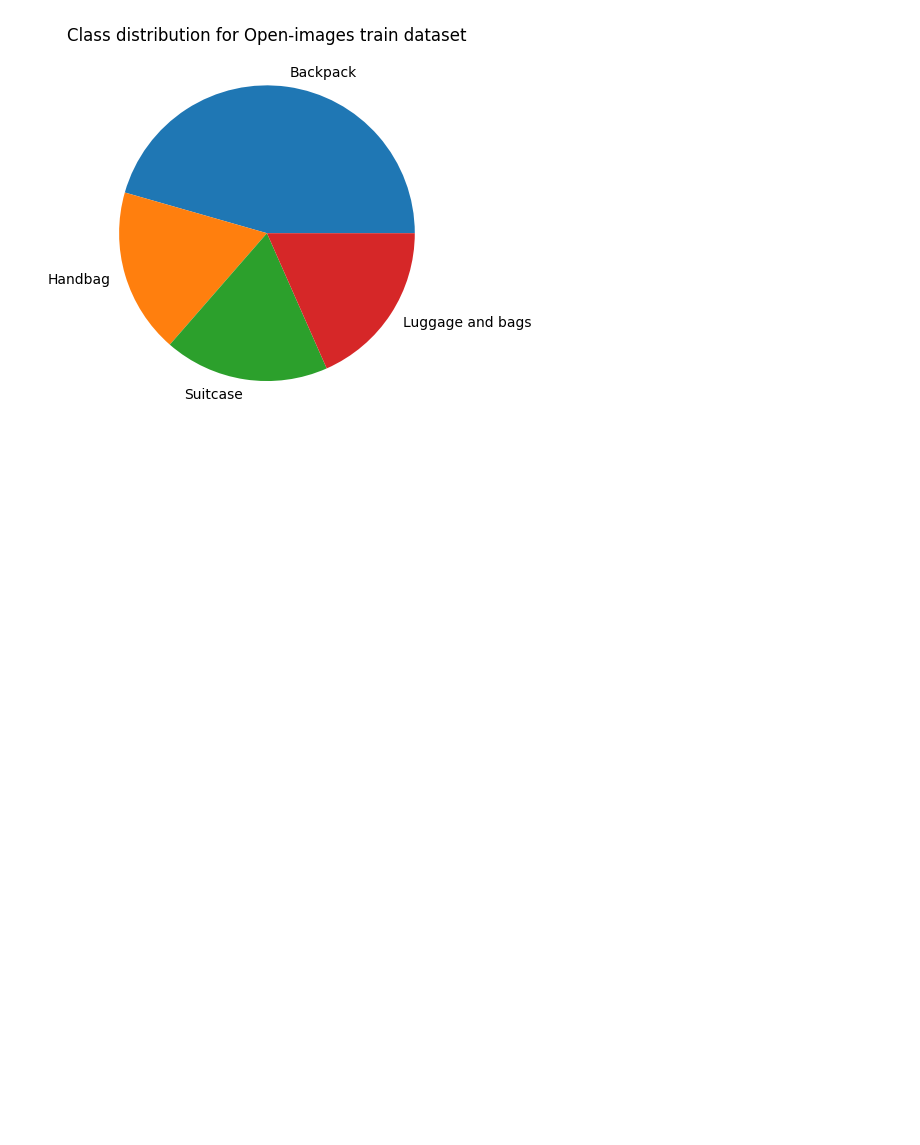
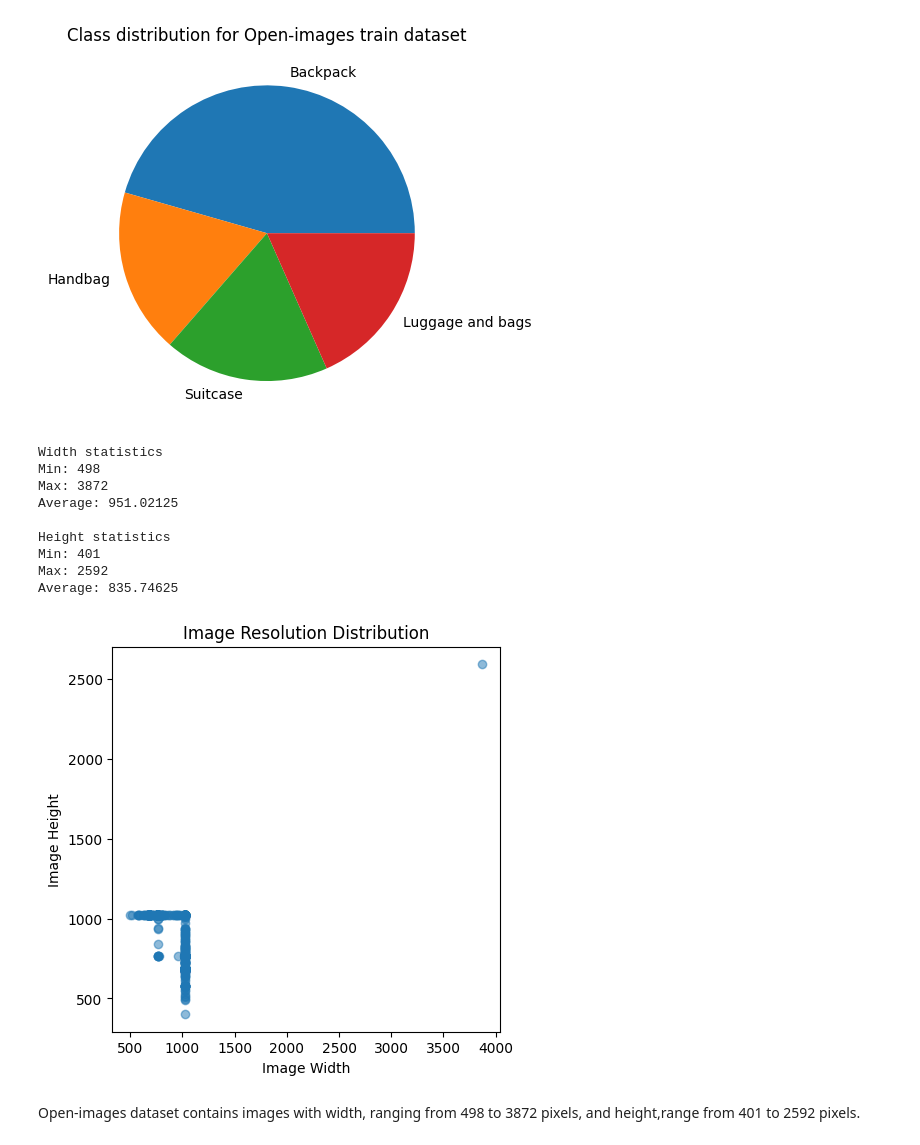
Before and after one commit to defnamboi/CDS_2026Spring_project, a Jupyter notebook: notebook/exploratory/EDA.ipynb, the cells around one changed output. Saved outputs shown, nothing was run; the diff lists cells and outputs as text; code cells hidden in the pictures; blank space fills up the shorter version.

Commit message:
data: added image metrics EDA code

```diff
--- a/notebook/exploratory/EDA.ipynb
+++ b/notebook/exploratory/EDA.ipynb
@@ -24,3 +26,50 @@ plt.title("Class distribution for Open-images train dataset")
 plt.show()
 # %% [output]
 [figure]
+# %%
+OI_image_dir = "../../data/raw_data/bag_detection_dataset/images/train"
+
+widths = []
+heights = []
+
+try:
+    for file in os.listdir(OI_image_dir):
+        img_path = os.path.join(OI_image_dir,file)
+        img = Image.open(img_path)
+        w,h = img.size
+        widths.append(w)
+        heights.append(h)
+except Exception as e:
+    print(f'Error processing image: {e}')
+
+plt.figure(figsize=(5,5))
+
+plt.scatter(widths, heights, alpha=0.5)
+
+plt.xlabel("Image Width")
+plt.ylabel("Image Height")
+plt.title("Image Resolution Distribution")
+
+print("Width statistics")
+print("Min:", min(widths))
+print("Max:", max(widths))
+print("Average:", sum(widths)/len(widths))
+
+print("\nHeight statistics")
+print("Min:", min(heights))
+print("Max:", max(heights))
+print("Average:", sum(heights)/len(heights))
+plt.show()
+# %% [output]
+Width statistics
+Min: 498
+Max: 3872
+Average: 951.02125
+
+Height statistics
+Min: 401
+Max: 2592
+Average: 835.74625
+[figure, added]
+# %% [markdown]
+Open-images dataset contains images with width, ranging from 498 to 3872 pixels, and height,range from 401 to 2592 pixels.
```
Also changed, not shown: parts of 3 cells of this notebook.
